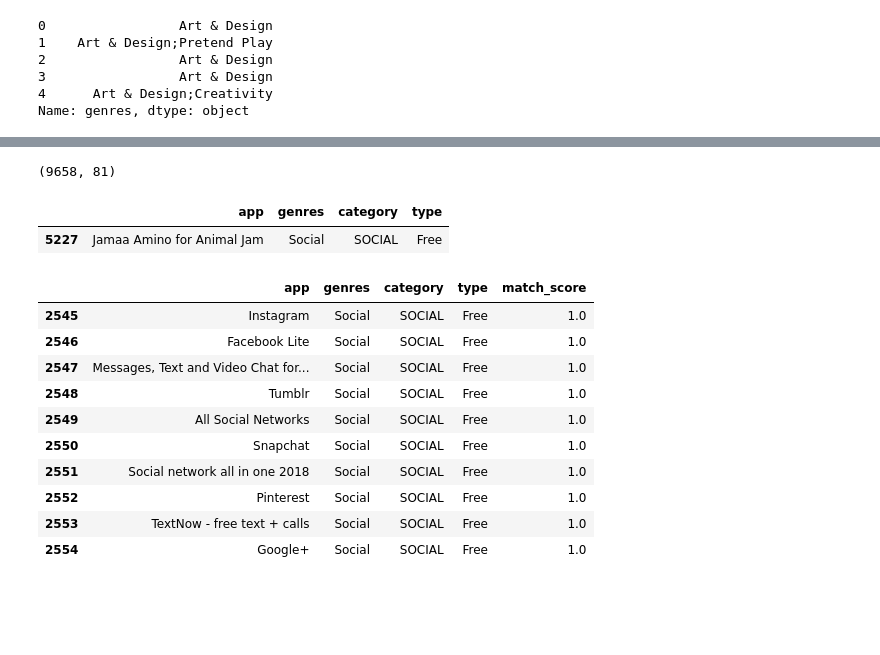
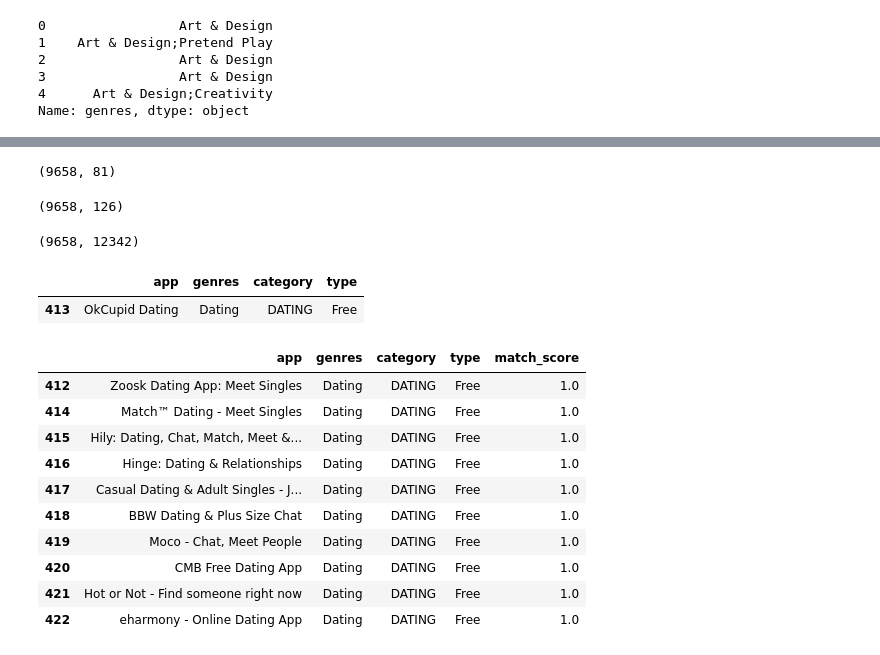
Before and after one commit to king-glitch/cs-434, a Jupyter notebook: index.ipynb, the cells around one changed output, grey strips where cells are left out. Cells and saved outputs as stored; diff of their text form; code cells hidden in the pictures; blank space fills up the shorter version.

```diff
--- a/index.ipynb
+++ b/index.ipynb
@@ -327,9 +364,3 @@ data.head()
 | 4 | Pixel Draw - Number Art Coloring ... | ART_AND_DESIGN | 2867.2 | Free | Art & Design;Creativity | 0 | 100000 | Everyone | Art Design Creativity ART_AND_DES... |
 # %%
 data.reset_index(drop=True, inplace=True)
-# %%
-count = CountVectorizer(stop_words='english')
-count_matrix = count.fit_transform(data['describe'])
-count_matrix.shape
-# %% [output]
-(9658, 81)
@@ -337,0 +367,18 @@ cosine_sim = cosine_similarity(count_matrix, count_matrix)
+# %%
+count_vectorizer = CountVectorizer(stop_words='english')
+tfidf_vectorizer = TfidfVectorizer(stop_words='english')
+# %%
+content_count_matrix = count_vectorizer.fit_transform(data['describe'])
+content_count_matrix.shape
+# %% [output]
+(9658, 81)
+# %%
+type_count_matrix = count_vectorizer.fit_transform(data['genres'].replace(to_replace='(;|&| +)', value=' ', regex=True)+data['category'])
+type_count_matrix.shape
+# %% [output]
+(9658, 126)
+# %%
+name_count_matrix = tfidf_vectorizer.fit_transform(data['category']+data['app'])
+name_count_matrix.shape
+# %% [output]
+(9658, 12342)
@@ -337,0 +387,2 @@ cosine_sim = cosine_similarity(count_matrix, count_matrix)
+# %%
+content_cosine_sim = cosine_similarity(content_count_matrix, content_count_matrix)
@@ -363,20 +441,20 @@ def get_app_detail(app):
-# %%
-get_app_detail('Dr. Rocket')
-# %% [output]
-|  | app | genres | category | type |
-| 5227 | Jamaa Amino for Animal Jam | Social | SOCIAL | Free |
-# %%
-
-get_recommendations('Dr. Rocket', cosine_sim).head(10)
-# %% [output]
-|  | app | genres | category | type | match_score |
-| 2545 | Instagram | Social | SOCIAL | Free | 1.0 |
-| 2546 | Facebook Lite | Social | SOCIAL | Free | 1.0 |
-| 2547 | Messages, Text and Video Chat for... | Social | SOCIAL | Free | 1.0 |
-| 2548 | Tumblr | Social | SOCIAL | Free | 1.0 |
-| 2549 | All Social Networks | Social | SOCIAL | Free | 1.0 |
-| 2550 | Snapchat | Social | SOCIAL | Free | 1.0 |
-| 2551 | Social network all in one 2018 | Social | SOCIAL | Free | 1.0 |
-| 2552 | Pinterest | Social | SOCIAL | Free | 1.0 |
-| 2553 | TextNow - free text + calls | Social | SOCIAL | Free | 1.0 |
-| 2554 | Google+ | Social | SOCIAL | Free | 1.0 |
+# %%
+recommend = Recommendations('okcupid')
+recommend.get_app_detail()
+# %% [output]
+|  | app | genres | category | type |
+| 413 | OkCupid Dating | Dating | DATING | Free |
+# %%
+recommend.get_recommendations()
+# %% [output]
+|  | app | genres | category | type | match_score |
+| 412 | Zoosk Dating App: Meet Singles | Dating | DATING | Free | 1.0 |
+| 414 | Match™ Dating - Meet Singles | Dating | DATING | Free | 1.0 |
+| 415 | Hily: Dating, Chat, Match, Meet &... | Dating | DATING | Free | 1.0 |
+| 416 | Hinge: Dating & Relationships | Dating | DATING | Free | 1.0 |
+| 417 | Casual Dating & Adult Singles - J... | Dating | DATING | Free | 1.0 |
+| 418 | BBW Dating & Plus Size Chat | Dating | DATING | Free | 1.0 |
+| 419 | Moco - Chat, Meet People | Dating | DATING | Free | 1.0 |
+| 420 | CMB Free Dating App | Dating | DATING | Free | 1.0 |
+| 421 | Hot or Not - Find someone right now | Dating | DATING | Free | 1.0 |
+| 422 | eharmony - Online Dating App | Dating | DATING | Free | 1.0 |
```
Also changed, not shown: parts of 21 cells of this notebook.
